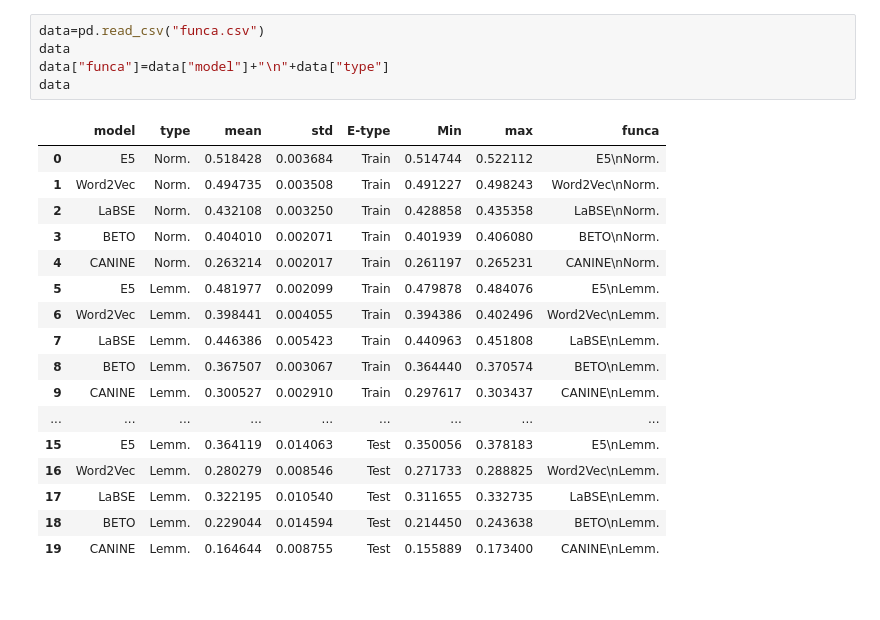
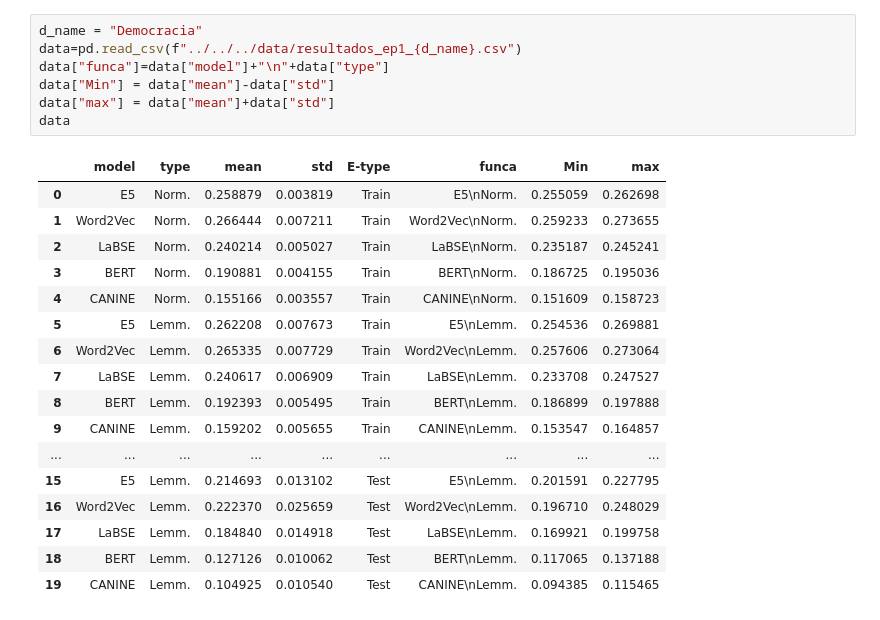
Before and after one commit to DJRamosA/ACPLT-Improvements, a Jupyter notebook: src/notebooks/plots/ResultsPlot-Embedding-M.ipynb, the cells around one changed output. Saved outputs shown, nothing was run; the diff lists cells and outputs as text.

```diff
--- a/src/notebooks/plots/ResultsPlot-Embedding-M.ipynb
+++ b/src/notebooks/plots/ResultsPlot-Embedding-M.ipynb
@@ -17,24 +7,26 @@ please provide us feedback at https://github.com/pandas-dev/pandas/issues/54466
 # %%
-data=pd.read_csv("funca.csv")
+d_name = "Democracia"
+data=pd.read_csv(f"../../../data/resultados_ep1_{d_name}.csv")
+data["funca"]=data["model"]+"\n"+data["type"]
+data["Min"] = data["mean"]-data["std"]
+data["max"] = data["mean"]+data["std"]
 data
-data["funca"]=data["model"]+"\n"+data["type"]
-data
 # %% [output]
-|  | model | type | mean | std | E-type | Min | max | funca |
-| 0 | E5 | Norm. | 0.518428 | 0.003684 | Train | 0.514744 | 0.522112 | E5\nNorm. |
-| 1 | Word2Vec | Norm. | 0.494735 | 0.003508 | Train | 0.491227 | 0.498243 | Word2Vec\nNorm. |
-| 2 | LaBSE | Norm. | 0.432108 | 0.003250 | Train | 0.428858 | 0.435358 | LaBSE\nNorm. |
-| 3 | BETO | Norm. | 0.404010 | 0.002071 | Train | 0.401939 | 0.406080 | BETO\nNorm. |
-| 4 | CANINE | Norm. | 0.263214 | 0.002017 | Train | 0.261197 | 0.265231 | CANINE\nNorm. |
-| 5 | E5 | Lemm. | 0.481977 | 0.002099 | Train | 0.479878 | 0.484076 | E5\nLemm. |
-| 6 | Word2Vec | Lemm. | 0.398441 | 0.004055 | Train | 0.394386 | 0.402496 | Word2Vec\nLemm. |
-| 7 | LaBSE | Lemm. | 0.446386 | 0.005423 | Train | 0.440963 | 0.451808 | LaBSE\nLemm. |
-| 8 | BETO | Lemm. | 0.367507 | 0.003067 | Train | 0.364440 | 0.370574 | BETO\nLemm. |
-| 9 | CANINE | Lemm. | 0.300527 | 0.002910 | Train | 0.297617 | 0.303437 | CANINE\nLemm. |
+|  | model | type | mean | std | E-type | funca | Min | max |
+| 0 | E5 | Norm. | 0.258879 | 0.003819 | Train | E5\nNorm. | 0.255059 | 0.262698 |
+| 1 | Word2Vec | Norm. | 0.266444 | 0.007211 | Train | Word2Vec\nNorm. | 0.259233 | 0.273655 |
+| 2 | LaBSE | Norm. | 0.240214 | 0.005027 | Train | LaBSE\nNorm. | 0.235187 | 0.245241 |
+| 3 | BERT | Norm. | 0.190881 | 0.004155 | Train | BERT\nNorm. | 0.186725 | 0.195036 |
+| 4 | CANINE | Norm. | 0.155166 | 0.003557 | Train | CANINE\nNorm. | 0.151609 | 0.158723 |
+| 5 | E5 | Lemm. | 0.262208 | 0.007673 | Train | E5\nLemm. | 0.254536 | 0.269881 |
+| 6 | Word2Vec | Lemm. | 0.265335 | 0.007729 | Train | Word2Vec\nLemm. | 0.257606 | 0.273064 |
+| 7 | LaBSE | Lemm. | 0.240617 | 0.006909 | Train | LaBSE\nLemm. | 0.233708 | 0.247527 |
+| 8 | BERT | Lemm. | 0.192393 | 0.005495 | Train | BERT\nLemm. | 0.186899 | 0.197888 |
+| 9 | CANINE | Lemm. | 0.159202 | 0.005655 | Train | CANINE\nLemm. | 0.153547 | 0.164857 |
 | ... | ... | ... | ... | ... | ... | ... | ... | ... |
-| 15 | E5 | Lemm. | 0.364119 | 0.014063 | Test | 0.350056 | 0.378183 | E5\nLemm. |
-| 16 | Word2Vec | Lemm. | 0.280279 | 0.008546 | Test | 0.271733 | 0.288825 | Word2Vec\nLemm. |
-| 17 | LaBSE | Lemm. | 0.322195 | 0.010540 | Test | 0.311655 | 0.332735 | LaBSE\nLemm. |
-| 18 | BETO | Lemm. | 0.229044 | 0.014594 | Test | 0.214450 | 0.243638 | BETO\nLemm. |
-| 19 | CANINE | Lemm. | 0.164644 | 0.008755 | Test | 0.155889 | 0.173400 | CANINE\nLemm. |
+| 15 | E5 | Lemm. | 0.214693 | 0.013102 | Test | E5\nLemm. | 0.201591 | 0.227795 |
+| 16 | Word2Vec | Lemm. | 0.222370 | 0.025659 | Test | Word2Vec\nLemm. | 0.196710 | 0.248029 |
+| 17 | LaBSE | Lemm. | 0.184840 | 0.014918 | Test | LaBSE\nLemm. | 0.169921 | 0.199758 |
+| 18 | BERT | Lemm. | 0.127126 | 0.010062 | Test | BERT\nLemm. | 0.117065 | 0.137188 |
+| 19 | CANINE | Lemm. | 0.104925 | 0.010540 | Test | CANINE\nLemm. | 0.094385 | 0.115465 |
 # %%
```
Also changed, not shown: parts of 2 cells of this notebook, 4 other files.
